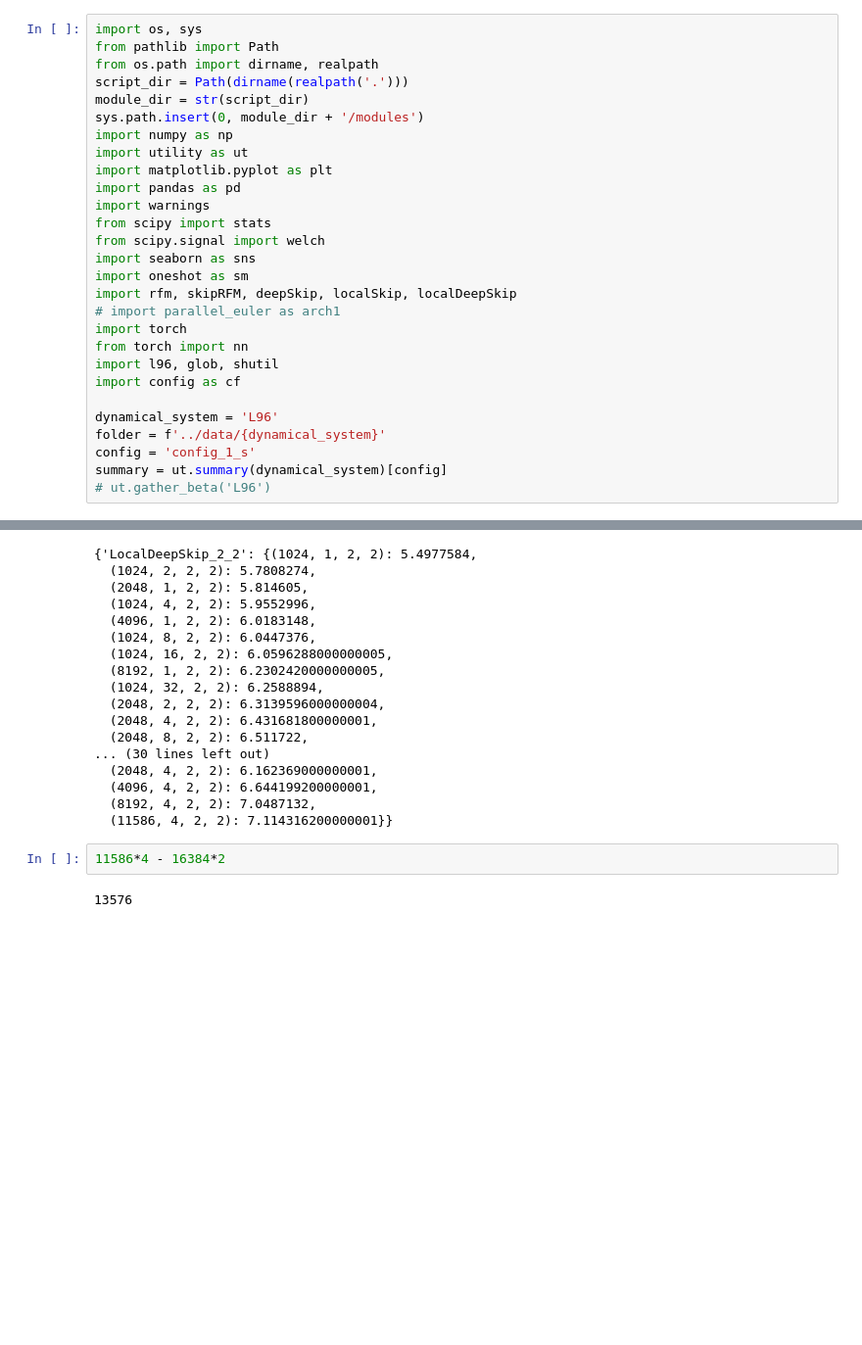
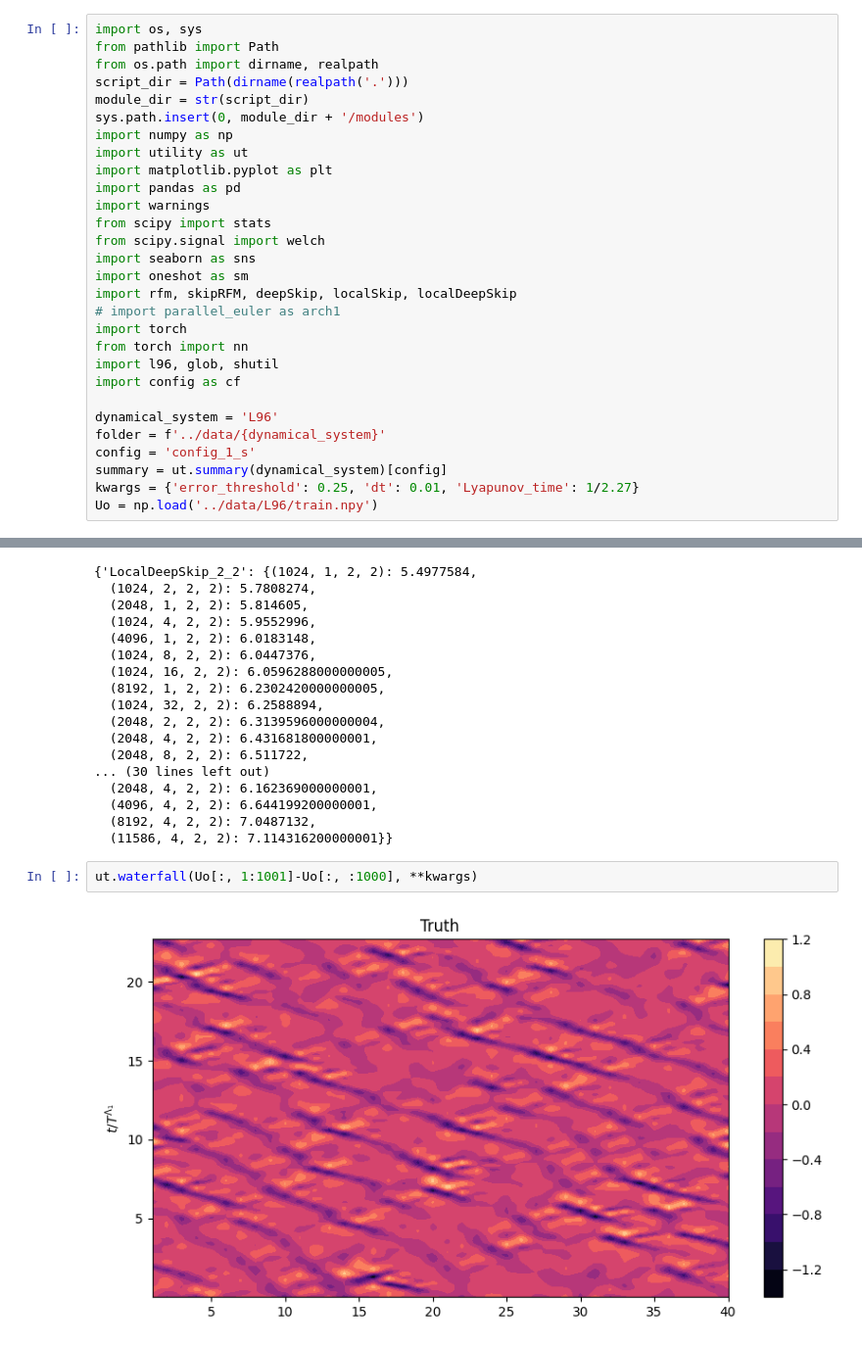
Before and after one commit to pinakm9/DeepRFM, a Jupyter notebook: notebooks/L96.ipynb, the cells around one changed output, grey strips where cells are left out. Shown at 98% size. Cells and saved outputs as stored; diff of their text form; blank space fills up the shorter version.

```diff
--- a/notebooks/L96.ipynb
+++ b/notebooks/L96.ipynb
@@ -25,7 +25,8 @@ dynamical_system = 'L96'
 folder = f'../data/{dynamical_system}'
 config = 'config_1_s'
 summary = ut.summary(dynamical_system)[config]
-# ut.gather_beta('L96')
+kwargs = {'error_threshold': 0.25, 'dt': 0.01, 'Lyapunov_time': 1/2.27}
+Uo = np.load('../data/L96/train.npy')
 # %% [markdown]
 **Find optimal localization**
 # %%
@@ -280,6 +282,6 @@ summary
   (8192, 4, 2, 2): 7.0487132,
   (11586, 4, 2, 2): 7.114316200000001}}
 # %%
-11586*4 - 16384*2
+ut.waterfall(Uo[:, 1:1001]-Uo[:, :1000], **kwargs)
 # %% [output]
-13576
+[figure, added]
```
Also changed, not shown: parts of 1 cell of this notebook, 10 other files.
